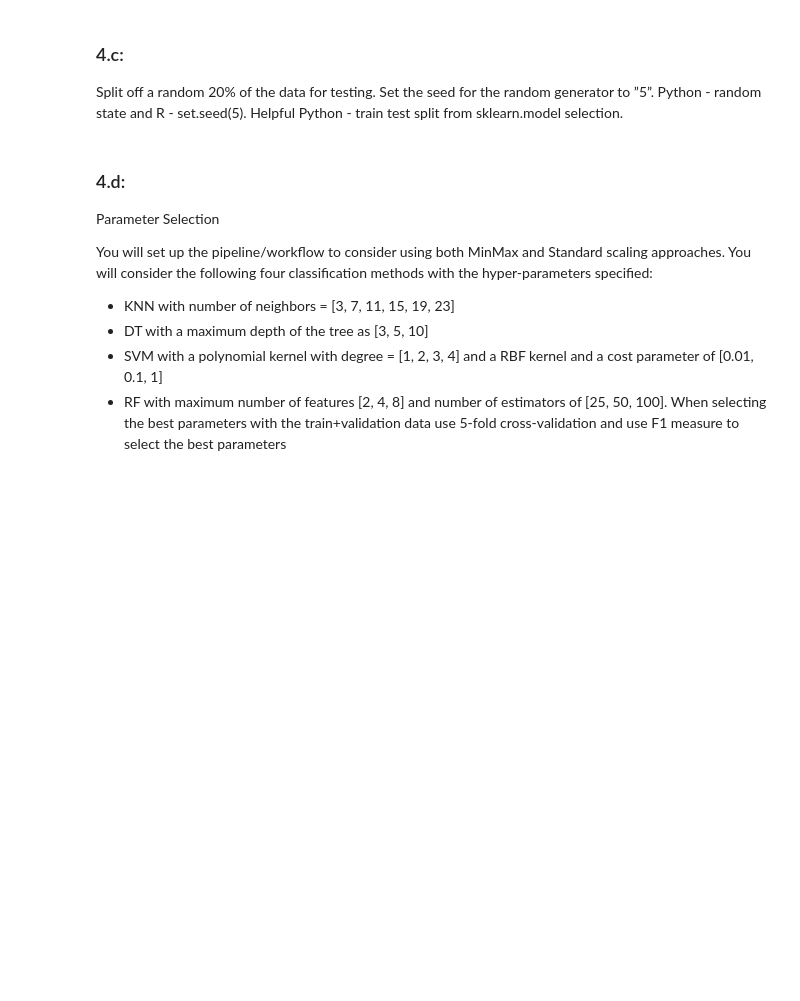
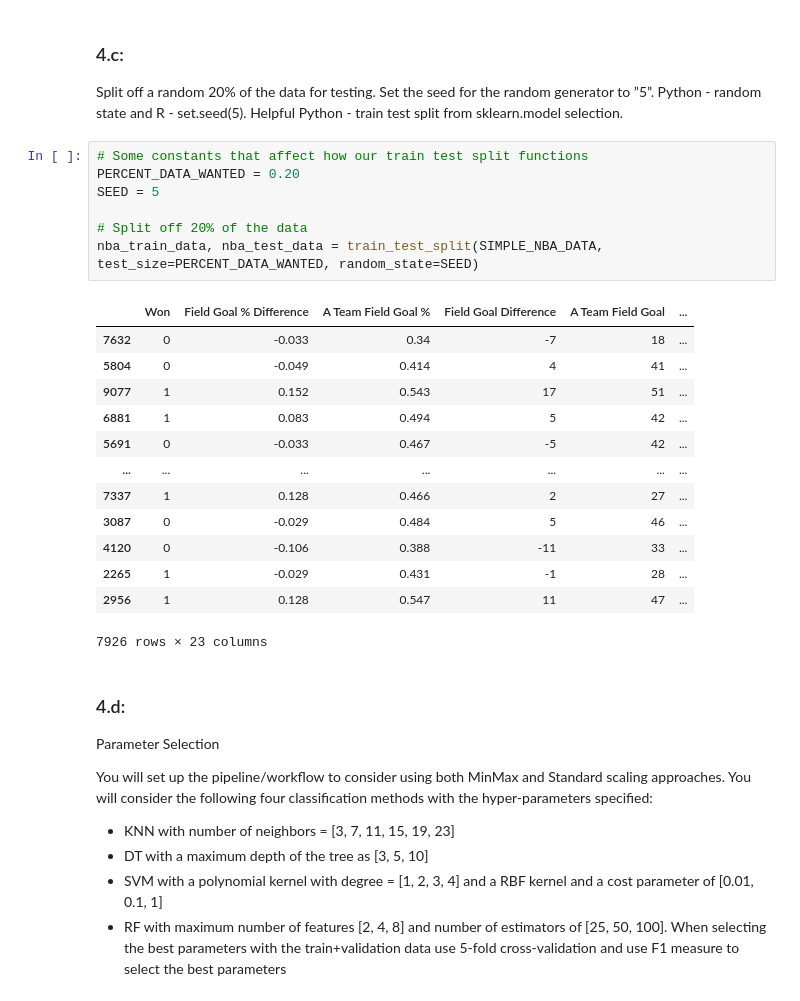
Before and after one commit to DevvyDont/DataMining, a Jupyter notebook: A2/A2_Group_Zamorano.ipynb, the cells around one changed output. Saved outputs shown, nothing was run; the diff lists cells and outputs as text; blank space fills up the shorter version.

```diff
--- a/A2/A2_Group_Zamorano.ipynb
+++ b/A2/A2_Group_Zamorano.ipynb
@@ -205,6 +824,27 @@ The WON column will become what you are trying to predict and the remaining colu
 Split off a random 20% of the data for testing. Set the seed for the random generator to ”5”.
 Python - random state and R - set.seed(5).
 Helpful Python - train test split from sklearn.model selection.
+# %%
+# Some constants that affect how our train test split functions
+PERCENT_DATA_WANTED = 0.20
+SEED = 5
+
+# Split off 20% of the data
+nba_train_data, nba_test_data = train_test_split(SIMPLE_NBA_DATA, test_size=PERCENT_DATA_WANTED, random_state=SEED)
+# %% [output]
+|  | Won | Field Goal % Difference | A Team Field Goal % | Field Goal Difference | A Team Field Goal | ... |
+| 7632 | 0 | -0.033 | 0.34 | -7 | 18 | ... |
+| 5804 | 0 | -0.049 | 0.414 | 4 | 41 | ... |
+| 9077 | 1 | 0.152 | 0.543 | 17 | 51 | ... |
+| 6881 | 1 | 0.083 | 0.494 | 5 | 42 | ... |
+| 5691 | 0 | -0.033 | 0.467 | -5 | 42 | ... |
+| ... | ... | ... | ... | ... | ... | ... |
+| 7337 | 1 | 0.128 | 0.466 | 2 | 27 | ... |
+| 3087 | 0 | -0.029 | 0.484 | 5 | 46 | ... |
+| 4120 | 0 | -0.106 | 0.388 | -11 | 33 | ... |
+| 2265 | 1 | -0.029 | 0.431 | -1 | 28 | ... |
+| 2956 | 1 | 0.128 | 0.547 | 11 | 47 | ... |
+7926 rows × 23 columns
 # %% [markdown]
 ### 4.d:
 Parameter Selection
```
Also changed, not shown: parts of 10 cells of this notebook, 3 other files.
